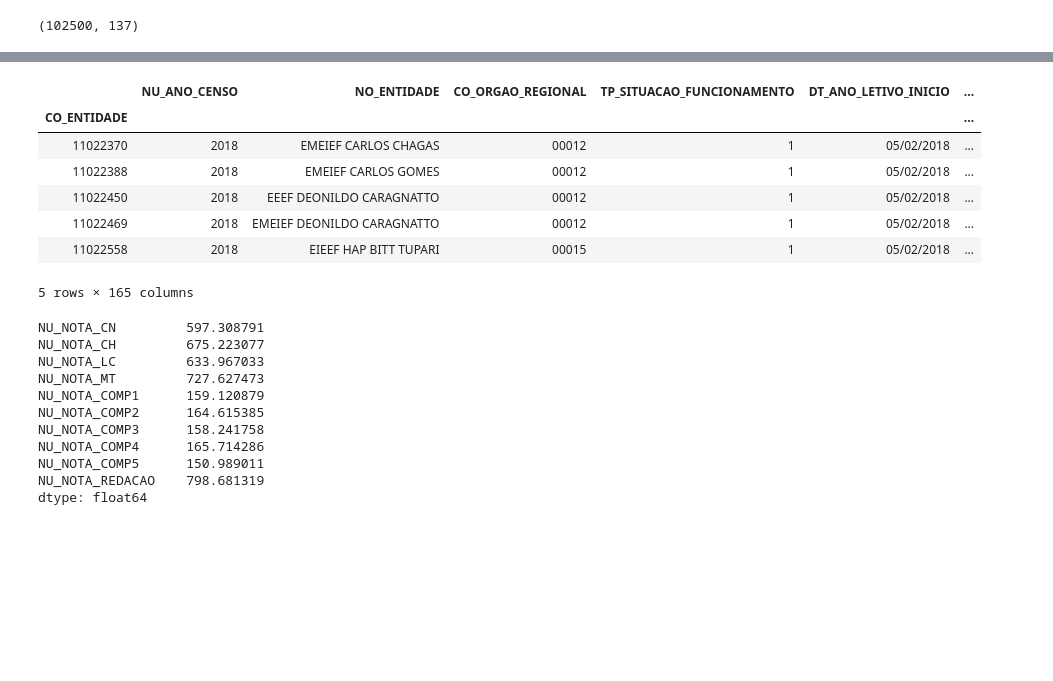
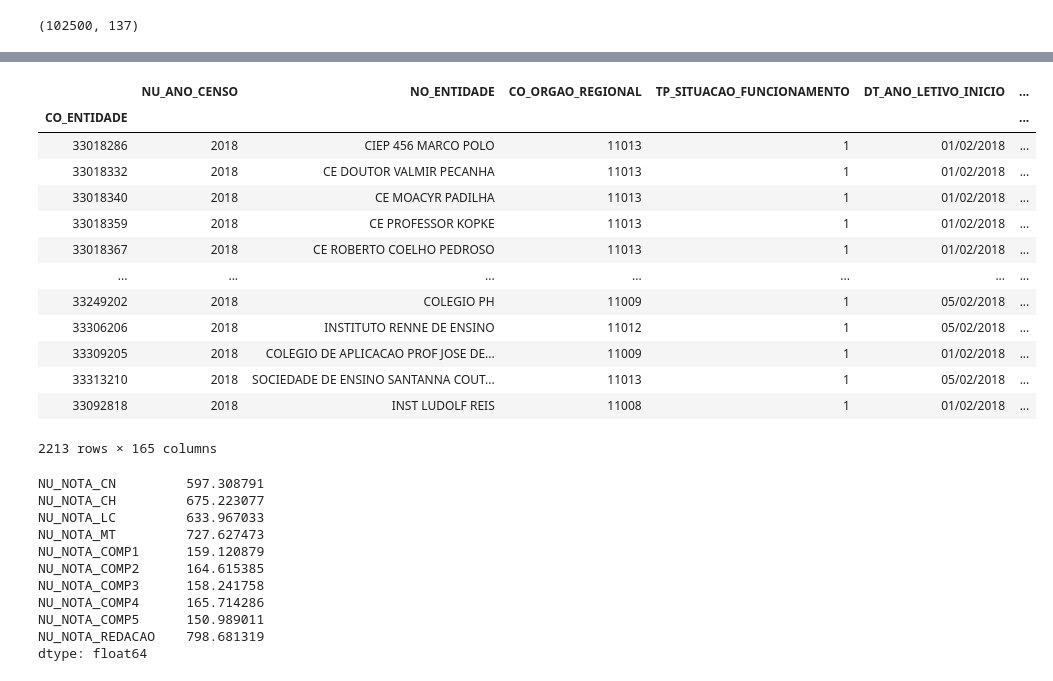
Before and after one commit to pauloneves/educacao, a Jupyter notebook: ledados.ipynb, the cells around one changed output, grey strips where cells are left out. Cells and saved outputs as stored; diff of their text form; code cells hidden in the pictures; blank space fills up the shorter version.

```diff
--- a/ledados.ipynb
+++ b/ledados.ipynb
@@ -36,15 +64,26 @@ df_enem_rio.shape
 # %%
-df_escolas = pd.read_csv('dados\microdados_educacao_basica_2018\microdados_ed_basica_2018\DADOS\ESCOLAS.zip', sep='|', encoding='latin1', low_memory=False, index_col='CO_ENTIDADE')
-df_escolas.head()
+df_escolas = pd.read_csv('dados\microdados_educacao_basica_2018\microdados_ed_basica_2018\DADOS\ESCOLAS.zip',
+                         sep='|',
+                         encoding='latin1',
+                         low_memory=False,
+                         index_col='CO_ENTIDADE')\
+               .query('CO_UF == @CO_UF_RIO and IN_COMUM_MEDIO_MEDIO==1 and TP_SITUACAO_FUNCIONAMENTO==1')
+df_escolas
 # %% [output]
 |  | NU_ANO_CENSO | NO_ENTIDADE | CO_ORGAO_REGIONAL | TP_SITUACAO_FUNCIONAMENTO | DT_ANO_LETIVO_INICIO | ... |
 | CO_ENTIDADE |  |  |  |  |  | ... |
-| 11022370 | 2018 | EMEIEF CARLOS CHAGAS | 00012 | 1 | 05/02/2018 | ... |
-| 11022388 | 2018 | EMEIEF CARLOS GOMES | 00012 | 1 | 05/02/2018 | ... |
-| 11022450 | 2018 | EEEF DEONILDO CARAGNATTO | 00012 | 1 | 05/02/2018 | ... |
-| 11022469 | 2018 | EMEIEF DEONILDO CARAGNATTO | 00012 | 1 | 05/02/2018 | ... |
-| 11022558 | 2018 | EIEEF HAP BITT TUPARI | 00015 | 1 | 05/02/2018 | ... |
+| 33018286 | 2018 | CIEP 456 MARCO POLO | 11013 | 1 | 01/02/2018 | ... |
+| 33018332 | 2018 | CE DOUTOR VALMIR PECANHA | 11013 | 1 | 01/02/2018 | ... |
+| 33018340 | 2018 | CE MOACYR PADILHA | 11013 | 1 | 01/02/2018 | ... |
+| 33018359 | 2018 | CE PROFESSOR KOPKE | 11013 | 1 | 01/02/2018 | ... |
+| 33018367 | 2018 | CE ROBERTO COELHO PEDROSO | 11013 | 1 | 01/02/2018 | ... |
+| ... | ... | ... | ... | ... | ... | ... |
+| 33249202 | 2018 | COLEGIO PH | 11009 | 1 | 05/02/2018 | ... |
+| 33306206 | 2018 | INSTITUTO RENNE DE ENSINO | 11012 | 1 | 05/02/2018 | ... |
+| 33309205 | 2018 | COLEGIO DE APLICACAO PROF JOSE DE... | 11009 | 1 | 01/02/2018 | ... |
+| 33313210 | 2018 | SOCIEDADE DE ENSINO SANTANNA COUT... | 11013 | 1 | 05/02/2018 | ... |
+| 33092818 | 2018 | INST LUDOLF REIS | 11008 | 1 | 01/02/2018 | ... |
-5 rows × 165 columns
+2213 rows × 165 columns
 # %%
 CO_SAO_VICENTE = 33063648
 df_sv = df_enem_rio.loc[df_enem_rio.CO_ESCOLA == CO_SAO_VICENTE]
```
Also changed, not shown: parts of 10 cells of this notebook, 1 other file.
